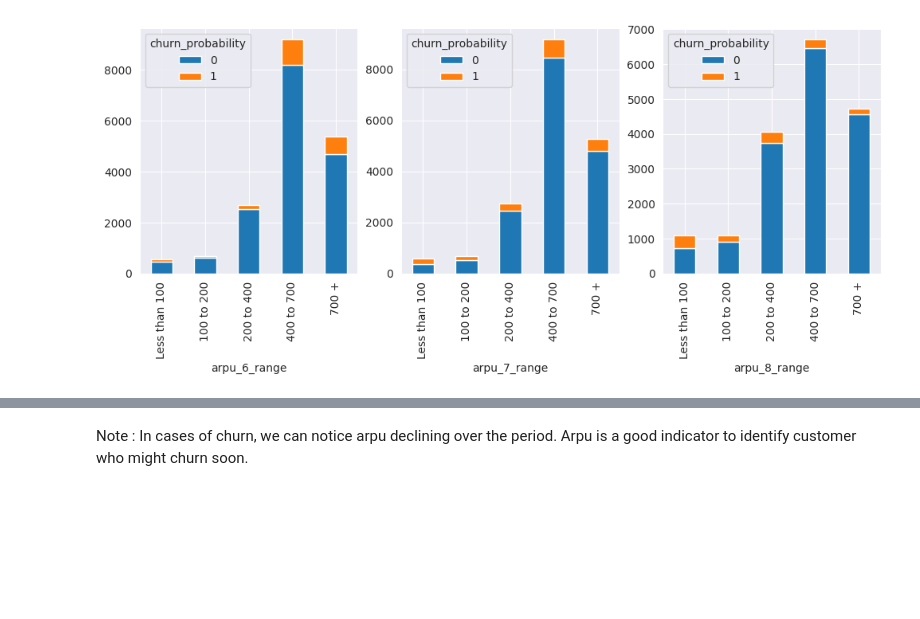
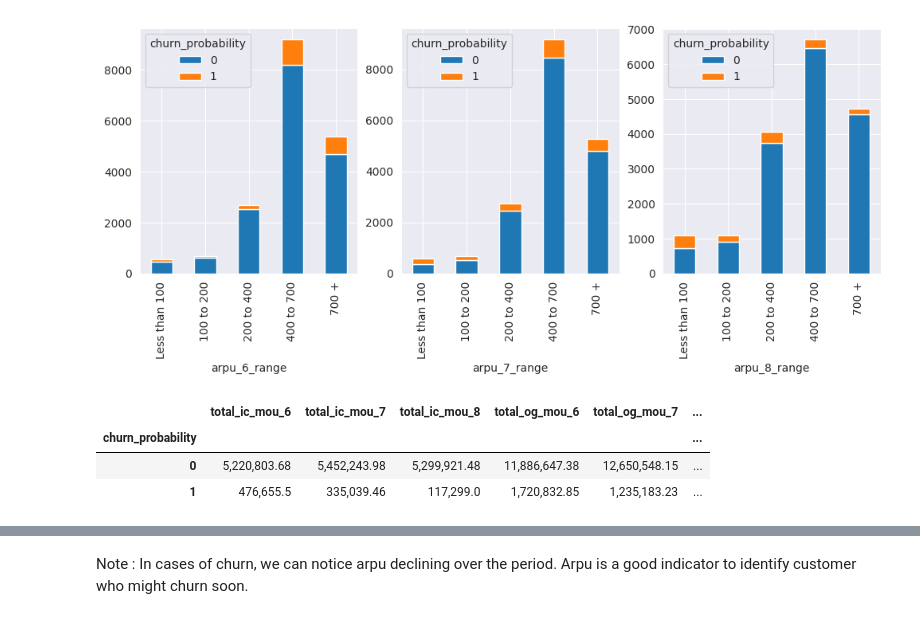
Before and after one commit to chitra-psg/telecom_churn, a Jupyter notebook: telecom_churn_prediction_gc.ipynb, the cells around one changed output, grey strips where cells are left out. Saved outputs shown, nothing was run; the diff lists cells and outputs as text; code cells hidden in the pictures; blank space fills up the shorter version.

```diff
--- a/telecom_churn_prediction_gc.ipynb
+++ b/telecom_churn_prediction_gc.ipynb
@@ -502,3 +502,13 @@ data_key_customers.drop(['arpu_6_range', 'arpu_7_range', 'arpu_8_range'], axis =
 # It can be noticed that arpu reduces over the period when the customer is about to churn
 # %% [output]
 [figure]
+# %%
+pd.options.display.float_format = '{:,}'.format
+table = ((pd.pivot_table(data_key_customers,index=['churn_probability'],aggfunc={'total_ic_mou_6':np.sum,'total_ic_mou_7':np.sum,'total_ic_mou_8':np.sum,
+                                                                   'total_og_mou_6':np.sum,'total_og_mou_7':np.sum,'total_og_mou_8':np.sum}))).round(2)
+table
+# %% [output]
+|  | total_ic_mou_6 | total_ic_mou_7 | total_ic_mou_8 | total_og_mou_6 | total_og_mou_7 | ... |
+| churn_probability |  |  |  |  |  | ... |
+| 0 | 5,220,803.68 | 5,452,243.98 | 5,299,921.48 | 11,886,647.38 | 12,650,548.15 | ... |
+| 1 | 476,655.5 | 335,039.46 | 117,299.0 | 1,720,832.85 | 1,235,183.23 | ... |
```
Also changed, not shown: parts of 3 cells of this notebook.
